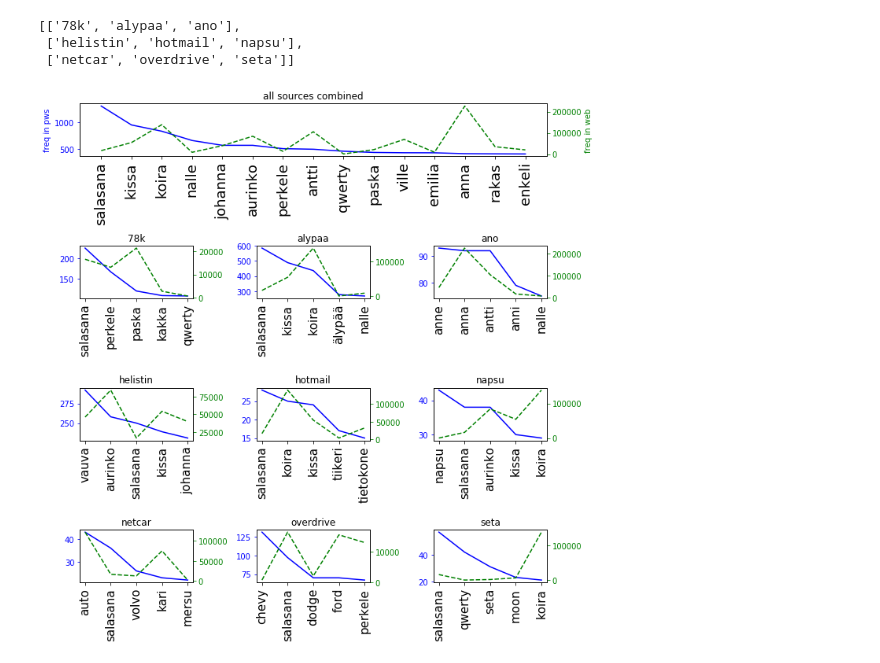
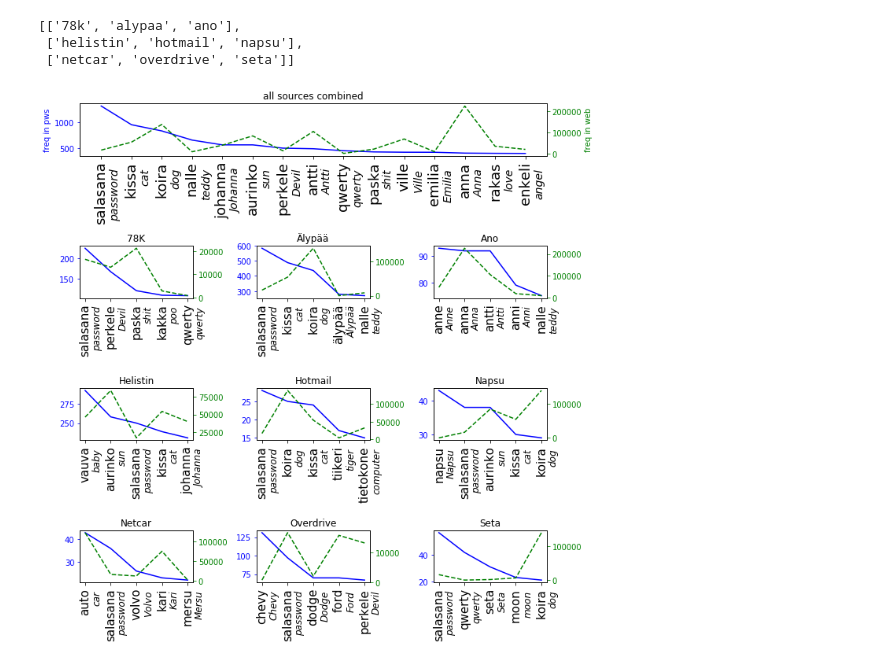
Before and after one commit to elmasyr/pw, a Jupyter notebook: PW_pics.ipynb, the cells around one changed output. Saved outputs shown, nothing was run; the diff lists cells and outputs as text; code cells hidden in the pictures.

```diff
--- a/PW_pics.ipynb
+++ b/PW_pics.ipynb
@@ -50,0 +61,12 @@ df.sample(5)
+# %%
+# define pronouns, which will not be translated,
+# but presented by starting with a capital letter
+# only pronouns presented in the result picture are included
+pronouns = ['johanna', 'antti', 'ville', 'emilia', 'anna',
+           'anne', 'anni', 'napsu', 'volvo', 'älypää',
+           'kari', 'mersu', 'chevy', 'dodge','ford', 'seta']
+# %%
+# pronouns to title form
+trdict = dict((w.decode('utf-8'), w.decode('utf-8').title()) for w in df[df.word.isin(pronouns)].word)
+# %%
+trdict.update((w, tr.translate(w, src='fi', dest='en').text) for w in df[~df.word.isin(pronouns)].word)
@@ -56,10 +83,14 @@ def pw_fig(xdf, sample, source, figsize=(10,4)):
     epsfile = fign + '_' + addin + 'eps'
 
     mydf=xdf[xdf.source==source][:sample].reset_index(drop=True)
+    pos = list(range(len(mydf)))
+    width = 0.25
 
     fig, ax1 = plt.subplots(figsize=figsize)
     x = [i for i in mydf.index]
     x_ticks_labels = [str(i).decode('utf-8') for i in mydf.word]
+#     x_ticks_labels2 = [trdict[i] for i in mydf.word]
+#     x_ticks_labels2 = [str(i).decode('utf-8')+'\n'+trdict[i]. for i in mydf.word]
     y1 = mydf.pwfreq
 #     print len(x), len(y1)
     ax1.plot(x, y1, 'b-')
@@ -78,6 +109,20 @@ def pw_fig(xdf, sample, source, figsize=(10,4)):
     ax2.set_ylabel('freq in web', color='g')
     ax2.tick_params('y', colors='g')
 
+    for idx, word in enumerate(mydf.word):
+
+        ax1.text(-0.12+((1./(sample-0.6))*(idx+1)), - 0.2, trdict[word.decode('utf-8')].decode('utf-8'),
+            transform=ax1.transAxes, color='black', style='italic',
+                 fontsize=12, rotation='vertical')
+
+#     ax1.text(1, - 0.2, trdict['koira'],
+# #         verticalalignment='bottom', horizontalalignment='right',
+#         transform=ax1.transAxes,
+#         color='black', fontsize=12, rotation='vertical')
+
+#     ax2.set_xticks([p + 1.5 * width for p in pos])
+#     ax2.set_xticklabels(x_ticks_labels, rotation='vertical', fontsize=18)
+
     fig.tight_layout();
 # %%
 #test
@@ -141,6 +192,10 @@ ax02.plot(x, y2, 'g--');
 ax02.set_ylabel('freq in web', color='g')
 ax02.tick_params('y', colors='g');
 
+for idx, word in enumerate(df[df.source=='all'].word[:15]):
+    ax01.text(-0.001+((1/15.4)*(idx+1)), - 0.4, trdict[word].decode('utf-8'),
+             transform=ax01.transAxes, color='black', style='italic',
+             fontsize=14, rotation='vertical')
 #build the subplots per rows and columns
 for row in range(nrows):
     for col in range(ncols):
@@ -149,35 +204,40 @@ for row in range(nrows):
         ax = plt.subplot(gs[row+1, col])
         x = [i for i in df[df.source==source][:sample].index]
         x_ticks_labels = [str(i).decode('utf-8') for i in df[df.source==source].word[:sample]]
         y1 = df[df.source==source].pwfreq[:sample]
         ax.plot(x, y1, 'b-')
 
         # Make the y-axis label, ticks and tick labels match the line color.
         # ax.set_ylabel('freq in pws', color='b') #not used in subplots
         ax.tick_params('y', colors='b')
         # Set number of ticks for x-axis
         ax.set_xticks(x)
         # Set ticks labels for x-axis
         ax.set_xticklabels(x_ticks_labels, rotation='vertical', fontsize=15)
-        ax.set_title(str(source));
+        ax.set_title(str(source).title().replace('Alypaa','Älypää'));
 
         # secondary sub plot
         ax2 = ax.twinx()
         y2 = df[df.source==source].webfreq[:sample];
         ax2.plot(x, y2, 'g--');
         # ax2.set_ylabel('freq in web', color='g') #not used in subplots
         ax2.tick_params('y', colors='g');
+
+        for idx, word in enumerate(df[df.source==source][:sample].word):
+            ax.text(-0.12+((1./(sample-0.6))*(idx+1)), - 0.3, trdict[word.decode('utf-8')].decode('utf-8'),
+            transform=ax.transAxes, style='italic',
+            color='black', fontsize=12, rotation='vertical')
 
 plt.tight_layout();
 plt.savefig('wordfreqs_combo.png', format='png', dpi=300)
 #save the fig in requested formats
 fign = 'wordfreqs2'
 pngfile = fign + '_' + addin + '.png'
 epsfile = fign + '_' + addin + '.eps'
 plt.savefig(pngfile, format='png', dpi=300)
 plt.savefig(pngfile, format='eps', dpi=300);
 # %% [output]
-[figure, old version]
+[figure, new version]
 # %%
 %load_ext version_information
 %version_information glob, pandas, matplotlib, re
```
Also changed, not shown: parts of 16 cells of this notebook, 1 other file.
